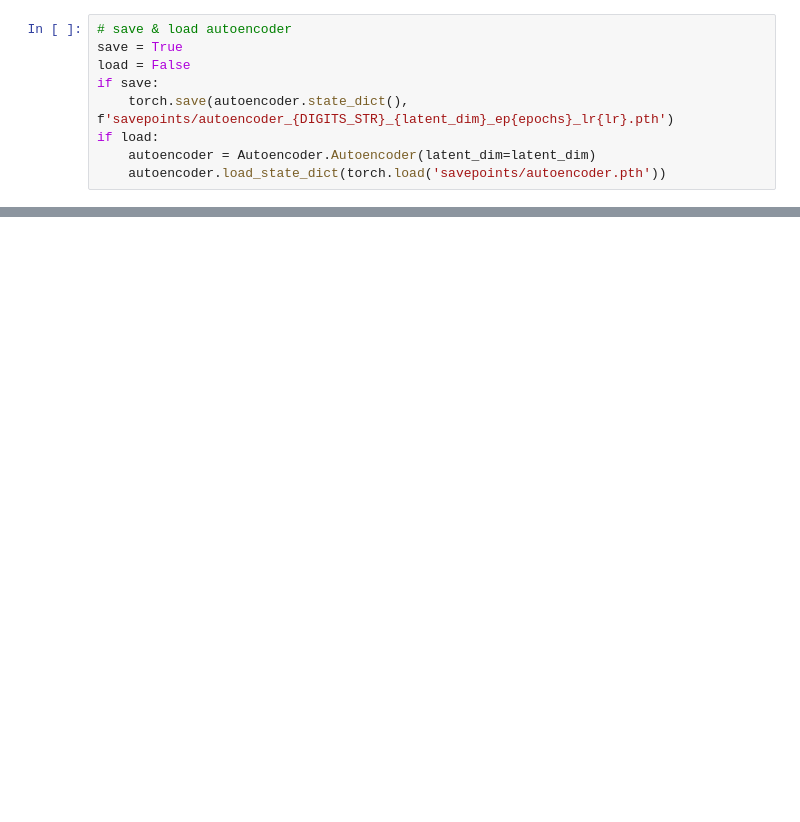
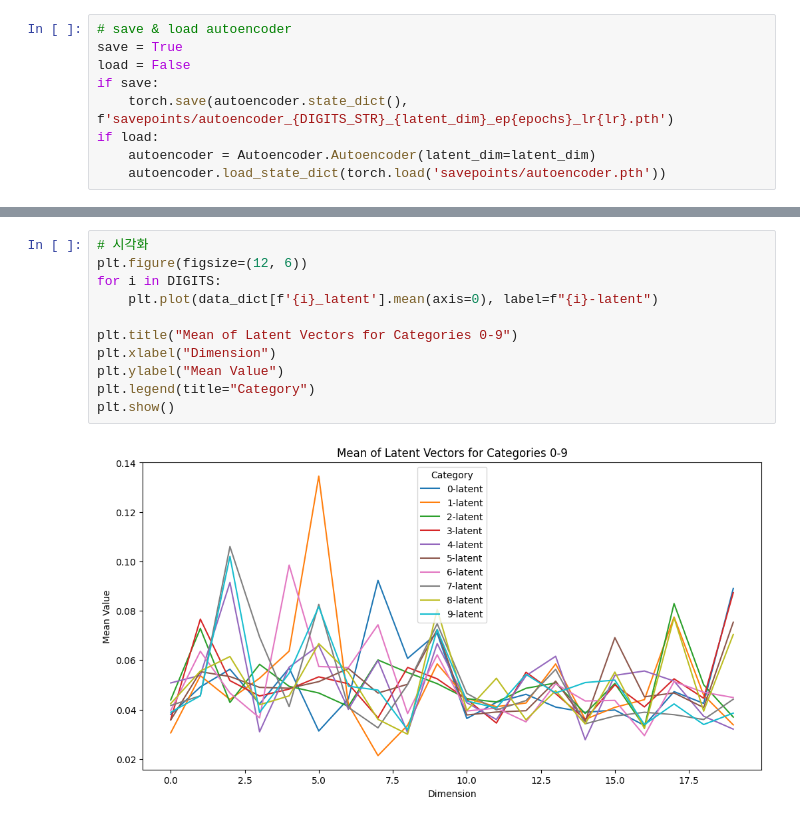
Before and after one commit to red1108/infoQGAN, a Jupyter notebook: mnist_autoencoder_custom.ipynb, the cells around one changed output, grey strips where cells are left out. Cells and saved outputs as stored; diff of their text form; blank space fills up the shorter version.

```diff
--- a/mnist_autoencoder_custom.ipynb
+++ b/mnist_autoencoder_custom.ipynb
@@ -152,0 +170,13 @@ print("Data saved successfully.")
+# %%
+# 시각화
+plt.figure(figsize=(12, 6))
+for i in DIGITS:
+    plt.plot(data_dict[f'{i}_latent'].mean(axis=0), label=f"{i}-latent")
+
+plt.title("Mean of Latent Vectors for Categories 0-9")
+plt.xlabel("Dimension")
+plt.ylabel("Mean Value")
+plt.legend(title="Category")
+plt.show()
+# %% [output]
+[figure, added]
```
Also changed, not shown: parts of 2 cells of this notebook, 10 other files.
